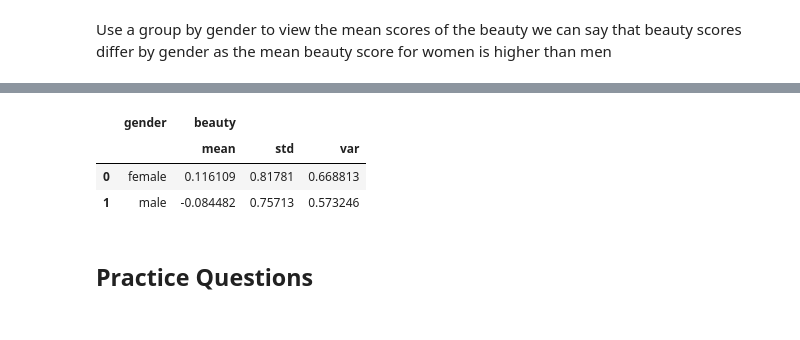
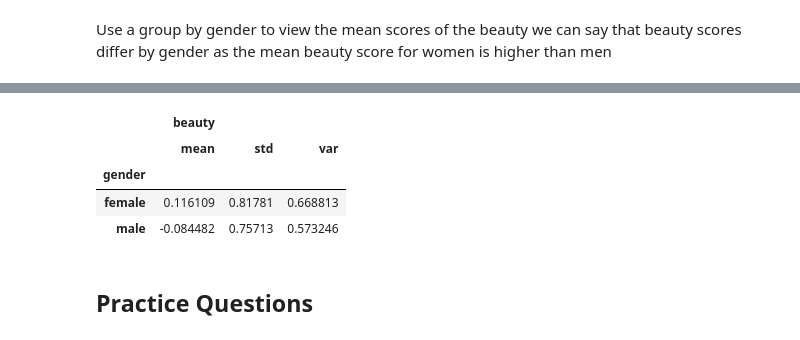
Before and after one commit to vinhhiep96/23.07-Statistics-for-Data-Science-with-Python-, a Jupyter notebook: 3. Descriptive_Stats.ipynb, the cells around one changed output, grey strips where cells are left out. Drawn from its saved outputs; the diff is of its cells as text; code cells hidden in the pictures.

```diff
--- a/3. Descriptive_Stats.ipynb
+++ b/3. Descriptive_Stats.ipynb
@@ -186,10 +195,11 @@ Use a group by gender to view the mean scores of the beauty we can say that beau
 # %%
-ratings_df.groupby('gender').agg({'beauty':['mean', 'std', 'var']}).reset_index()
+ratings_df.groupby('gender').agg({'beauty':['mean', 'std', 'var']})
 # %% [output]
-|  | gender | beauty |  |  |
-|  |  | mean | std | var |
-| 0 | female | 0.116109 | 0.81781 | 0.668813 |
-| 1 | male | -0.084482 | 0.75713 | 0.573246 |
+|  | beauty |  |  |
+|  | mean | std | var |
+| gender |  |  |  |
+| female | 0.116109 | 0.81781 | 0.668813 |
+| male | -0.084482 | 0.75713 | 0.573246 |
 # %% [markdown]
 ## Practice Questions
 # %% [markdown]
```
Also changed, not shown: parts of 1 cell of this notebook.
